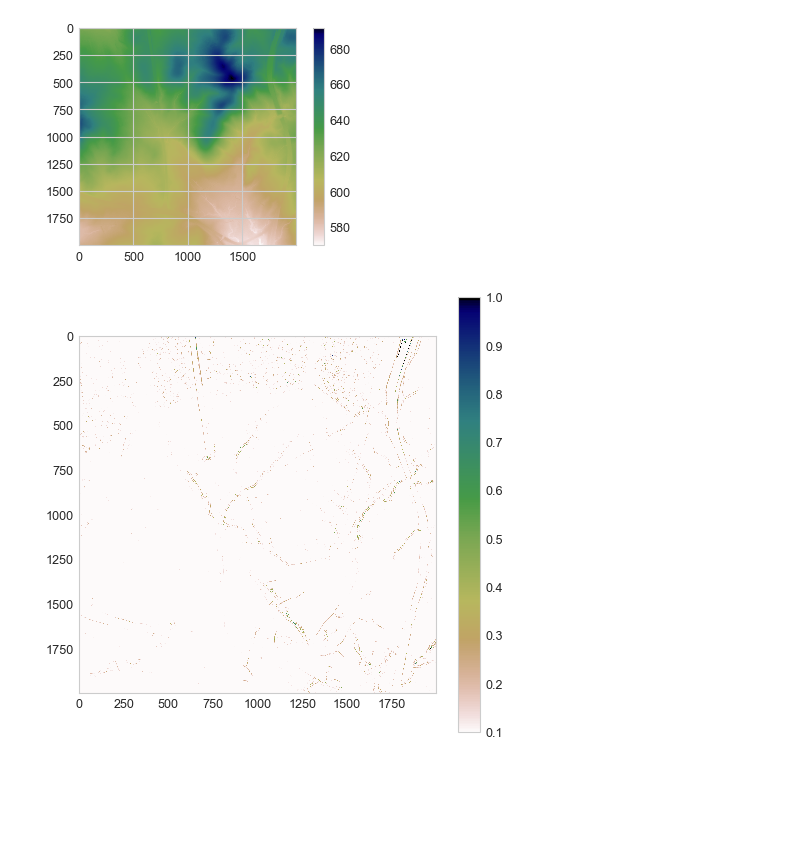
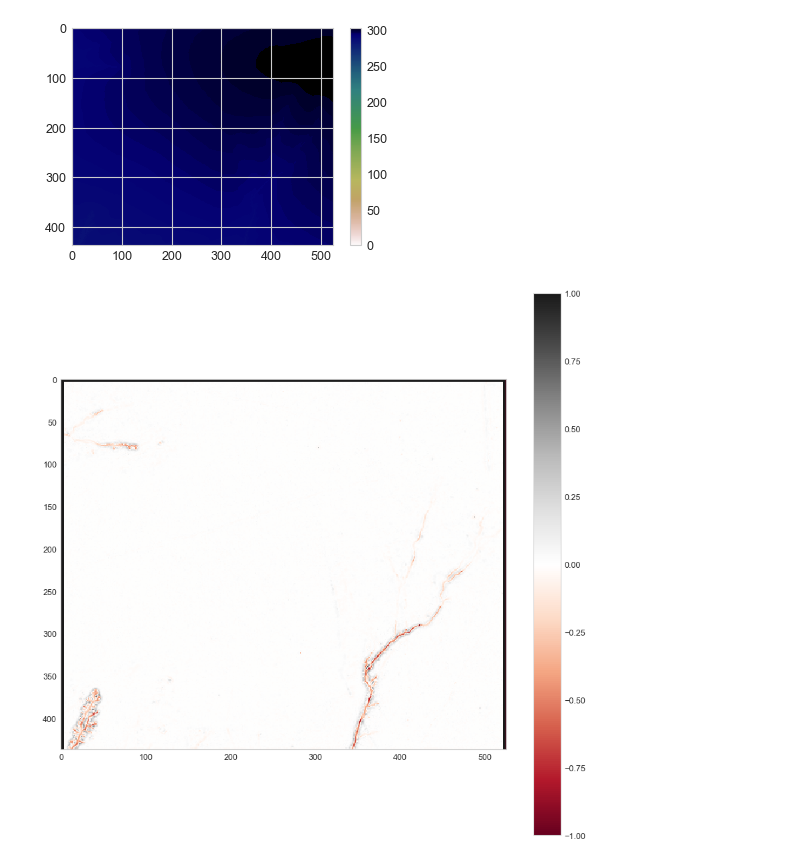
Before and after one commit to Simon-JW/slope_area_relations, a Jupyter notebook: surface_derivatives.ipynb, the cells around one changed output. Drawn from its saved outputs; the diff is of its cells as text; code cells hidden in the pictures; blank space fills up the shorter version.

```diff
--- a/surface_derivatives.ipynb
+++ b/surface_derivatives.ipynb
@@ -62,16 +62,16 @@ def surf_plot(mg, surface='topographic__elevation',
     plt.title(title)
     plt.show()
 # %%
-location = (r'C:/PhD/junk')
+location = (r'C:/PhD/manuscript/flow_widths')
 os.chdir(location)
-input_geotiff = gdal.Open('aranda.tif')
+input_geotiff = gdal.Open('fann_10_sub.tif')
 x = np.array(input_geotiff.GetRasterBand(1).ReadAsArray())
 input_DEM = x
 # %%
 plt.imshow(input_DEM, cmap="gist_earth_r");
 plt.colorbar();
 # %% [output]
-[figure, old version]
+[figure, new version]
 # %%
 def rectangleWindow(m, n):
     """Takes a value for number of rows (m) and number of columns (n) such that
@@ -310,12 +310,12 @@ DFME = generic_filter(input_DEM, difference_from_mean_elevation,
 DFME[DFME > 1.0] = 1.0
 DFME[DFME < -1.0] = -1.0
 # %%
-plt.figure(figsize = (8,8))
-plt.imshow(DFME, cmap="gist_earth_r", vmin = .1);
+plt.figure(figsize = (15,15))
+plt.imshow(DFME, cmap="RdGy");
 plt.colorbar();
 plt.grid(b = None)
 # %% [output]
-[figure, old version]
+[figure, new version]
 # %%
 def np_array_to_Geotiff(newfile, original_tiff, np_array, dtype):
 
```
Also changed, not shown: parts of 3 cells of this notebook, 2 other files.
